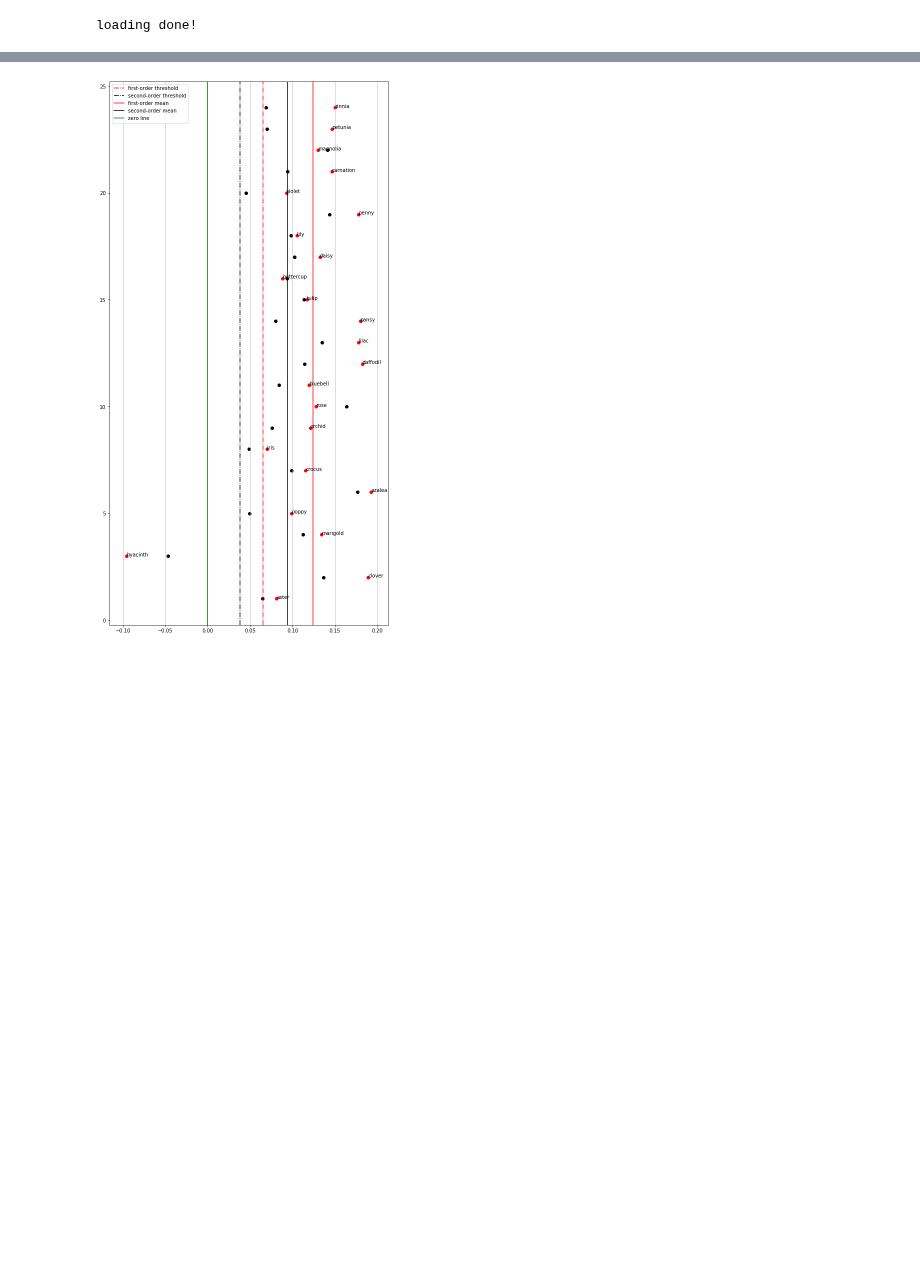
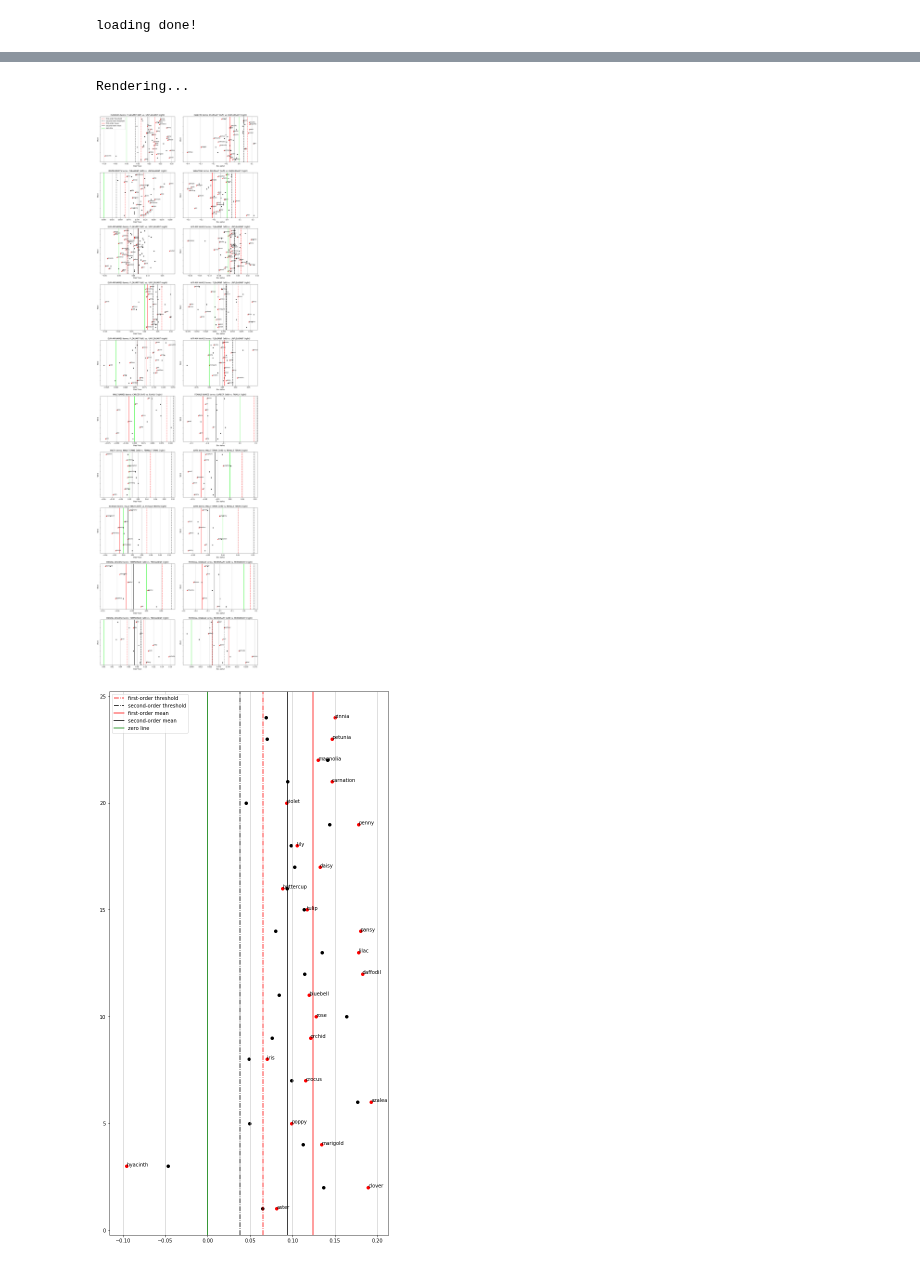
Before and after one commit to danieljsmarda/first-order-cooccurrence-metric-experiments, a Jupyter notebook: notebooks/Visualization.ipynb, the cells around one changed output, grey strips where cells are left out. Drawn from its saved outputs; the diff is of its cells as text; code cells hidden in the pictures; blank space fills up the shorter version.

Commit message:
Add results viz.

```diff
--- a/notebooks/Visualization.ipynb
+++ b/notebooks/Visualization.ipynb
@@ -14,7 +16,9 @@ print ('loading done!')
 # %% [output]
 loading done!
 # %%
-FILEPATH = '../data/interim/association_metric_exps.pickle'
-results_dict = open_pickle(FILEPATH)
+RESULTS_FILEPATH = '../data/interim/association_metric_exps.pickle'
 EXPERIMENT_DEFINITION_FILEPATH = '../data/interim/experiment_definitions.pickle'
+IMAGE_SAVE_FILEPATH = '../reports/figures/exp_results.png'
+
 exp_def_dict = open_pickle(EXPERIMENT_DEFINITION_FILEPATH)
+results_dict = open_pickle(RESULTS_FILEPATH)
@@ -50 +25,15 @@ The following terms were removed from the list second_list because they were not
+# %%
+def add_axes_obj_labels(ax, target_label, A_label, B_label):
+    TITLE_FONT_SIZE = 12
+    [target_label, A_label, B_label] = [s.upper() for s in [target_label, A_label, B_label]]
+    ax.set_title(f'{target_label} terms: {A_label} (left) vs. {B_label} (right)',
+                fontsize=TITLE_FONT_SIZE)
+    ax.set_xlabel(f'Bias Value')
+    ax.set_ylabel(f'Word')
+    ax.yaxis.set_ticklabels([])
+# %%
+def annotate_points(ax, terms, x_array, y):
+    POINT_FONT_SIZE = 9
+    for i, txt in enumerate(terms):
+        ax.annotate(txt, (x_array[i], y[i]), fontsize=POINT_FONT_SIZE)
 # %%
@@ -80,3 +56,38 @@ plt.show()
+# %%
+fig, axs = plt.subplots(10,2, figsize=(15,50))
+LEGEND_SIZE = 10
+
+exps = range(1,11)
+target_letters = ['X','Y']
+for exp_num, target_letter in tqdm(product(exps, target_letters), total=20):
+    col = 0 if target_letter =='X' else 1
+    ax = axs[exp_num-1, col]
+
+    arr_first = results_dict[exp_num]['first'][f'{target_letter}_array']
+    arr_second = results_dict[exp_num]['second'][f'{target_letter}_array']
+    threshold_first = results_dict[exp_num]['first']['threshold']
+    threshold_second = results_dict[exp_num]['second']['threshold']
+    mean_first = results_dict[exp_num]['first'][f'{target_letter}_mean']
+    mean_second = results_dict[exp_num]['second'][f'{target_letter}_mean']
+    y = [i for i in range(1,len(arr_first)+1)]
+
+    terms = exp_def_dict[exp_num][f'{target_letter}_terms']
+    target_label = exp_def_dict[exp_num][f'{target_letter}_label']
+    A_label = exp_def_dict[exp_num]['A_label']
+    B_label = exp_def_dict[exp_num]['B_label']
+
+    add_scatters_and_lines(ax, arr_first, arr_second, threshold_first, threshold_second,
+                    mean_first, mean_second, y)
+    annotate_points(ax, terms, arr_first, y)
+    add_axes_obj_labels(ax, target_label, A_label, B_label)
+axs[0,0].legend(loc=2, prop={'size': LEGEND_SIZE})
+fig.tight_layout(pad=2)
+print('Rendering...')
+plt.savefig(IMAGE_SAVE_FILEPATH)
+plt.show()
+# %% [output]
+Rendering...
+[figure, added]
 # %%
 arr_first = results_dict[1]['first']['X_array']
 arr_second = results_dict[1]['second']['X_array']
```
Also changed, not shown: parts of 8 cells of this notebook, 2 other files.
